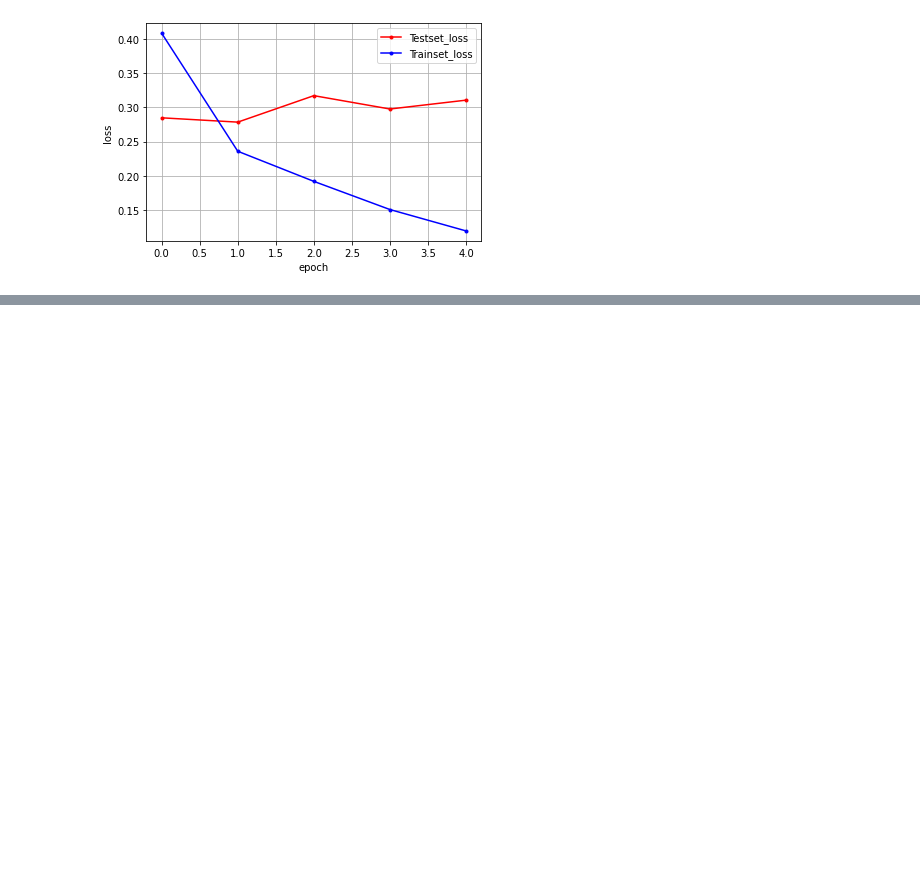
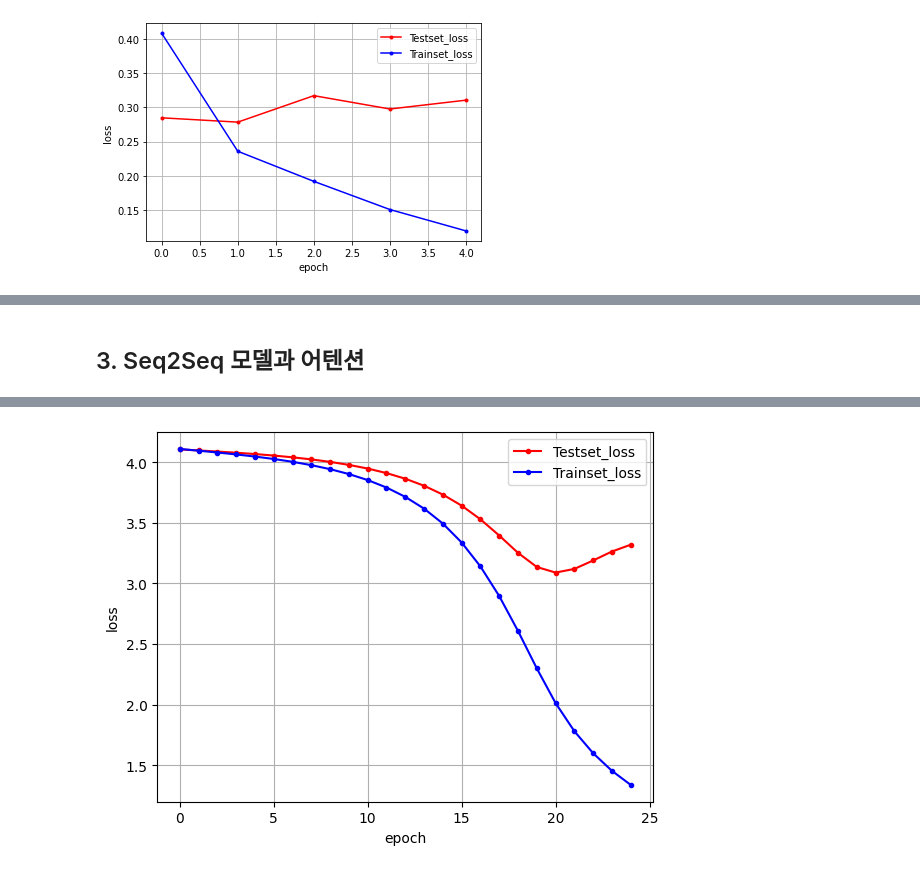
Before and after one commit to taehojo/deeplearning_4th, a Jupyter notebook: ch22.ipynb, the cells around one changed output, grey strips where cells are left out. Saved outputs shown, nothing was run; the diff lists cells and outputs as text; code cells hidden in the pictures; blank space fills up the shorter version.

```diff
--- a/ch22.ipynb
+++ b/ch22.ipynb
@@ -261,0 +185,78 @@ plt.show()
+# %% [markdown]
+## 3. Seq2Seq 모델과 어텐션
+# %%
+from tensorflow.keras.models import Model
+from tensorflow.keras.layers import Input, LSTM, Dense, Embedding
+from tensorflow.keras.preprocessing.sequence import pad_sequences
+from tensorflow.keras.utils import to_categorical
+import numpy as np
+import matplotlib.pyplot as plt
+
+# 예제용 데이터셋
+# 한국어 입력 (X_data)
+# "오늘 날씨 어때"   → [1, 2, 3]
+# "오늘 주가 얼마"   → [1, 4, 5]
+# "날씨가 점점 따뜻해" → [6, 7, 8]
+X_data = [
+    [1, 2, 3],
+    [1, 4, 5],
+    [6, 7, 8]
+]
+
+# 영어 출력 (Y_data)
+# "It is warm"  → [10, 20, 30]
+# "It is high"  → [10, 20, 50]
+# "Getting warm" → [60, 30]
+Y_data = [
+    [10, 20, 30],
+    [10, 20, 50],
+    [60, 30]
+]
+
+# 패딩
+X_train = pad_sequences(X_data, maxlen=5)  # 입력 시퀀스를 길이 5로 맞춤
+Y_train = pad_sequences(Y_data, maxlen=4)  # 출력 시퀀스를 길이 4로 맞춤
+
+# 입력 단어 집합 크기와 출력 단어 집합 크기 자동 설정
+# np.max(X_train)와 np.max(Y_train)을 통해 등장하는 단어의 최댓값(인덱스)를 구한 뒤, +1을 해준다.
+input_vocab_size = np.max(X_train) + 1
+output_vocab_size = np.max(Y_train) + 1
+
+# 원-핫 인코딩 (출력 데이터용)
+y_train = to_categorical(Y_train, num_classes=output_vocab_size)
+
+# 인코더 정의
+encoder_inputs = Input(shape=(5,))
+enc_emb = Embedding(input_dim=input_vocab_size, output_dim=64)(encoder_inputs)
+encoder_lstm = LSTM(128, return_state=True)
+encoder_outputs, state_h, state_c = encoder_lstm(enc_emb)
+
+# 디코더 정의
+decoder_inputs = Input(shape=(4,))
+dec_emb = Embedding(input_dim=output_vocab_size, output_dim=64)(decoder_inputs)
+decoder_lstm = LSTM(128, return_sequences=True, return_state=True)
+decoder_outputs, _, _ = decoder_lstm(dec_emb, initial_state=[state_h, state_c])
+decoder_dense = Dense(output_vocab_size, activation='softmax')
+decoder_outputs = decoder_dense(decoder_outputs)
+
+# 모델 구성
+model = Model([encoder_inputs, decoder_inputs], decoder_outputs)
+
+# 모델 컴파일
+model.compile(loss='categorical_crossentropy', optimizer='adam', metrics=['accuracy'])
+
+# 모델 학습
+history = model.fit([X_train, Y_train], y_train, batch_size=2, epochs=25, validation_split=0.2)
+
+# 학습 과정 시각화
+y_vloss = history.history['val_loss']
+y_loss = history.history['loss']
+x_len = np.arange(len(y_loss))
+plt.plot(x_len, y_vloss, marker='.', c="red", label='Testset_loss')
+plt.plot(x_len, y_loss, marker='.', c="blue", label='Trainset_loss')
+plt.legend(loc='upper right')
+plt.grid()
+plt.xlabel('epoch')
+plt.ylabel('loss')
+plt.show()
+# %% [output]
@@ -261,0 +280 @@ plt.show()
+[figure, added]
```
Also changed, not shown: parts of 6 cells of this notebook.
